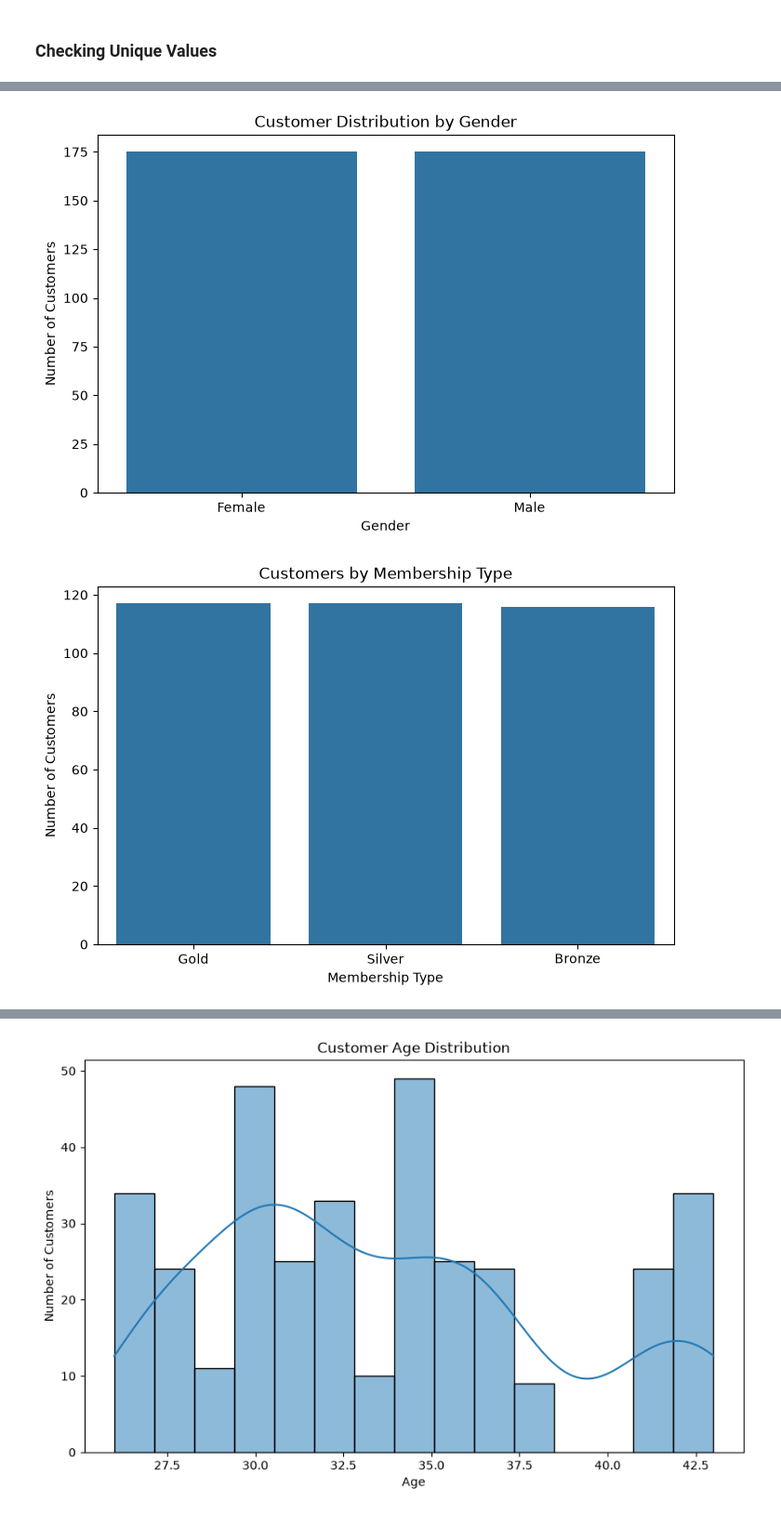
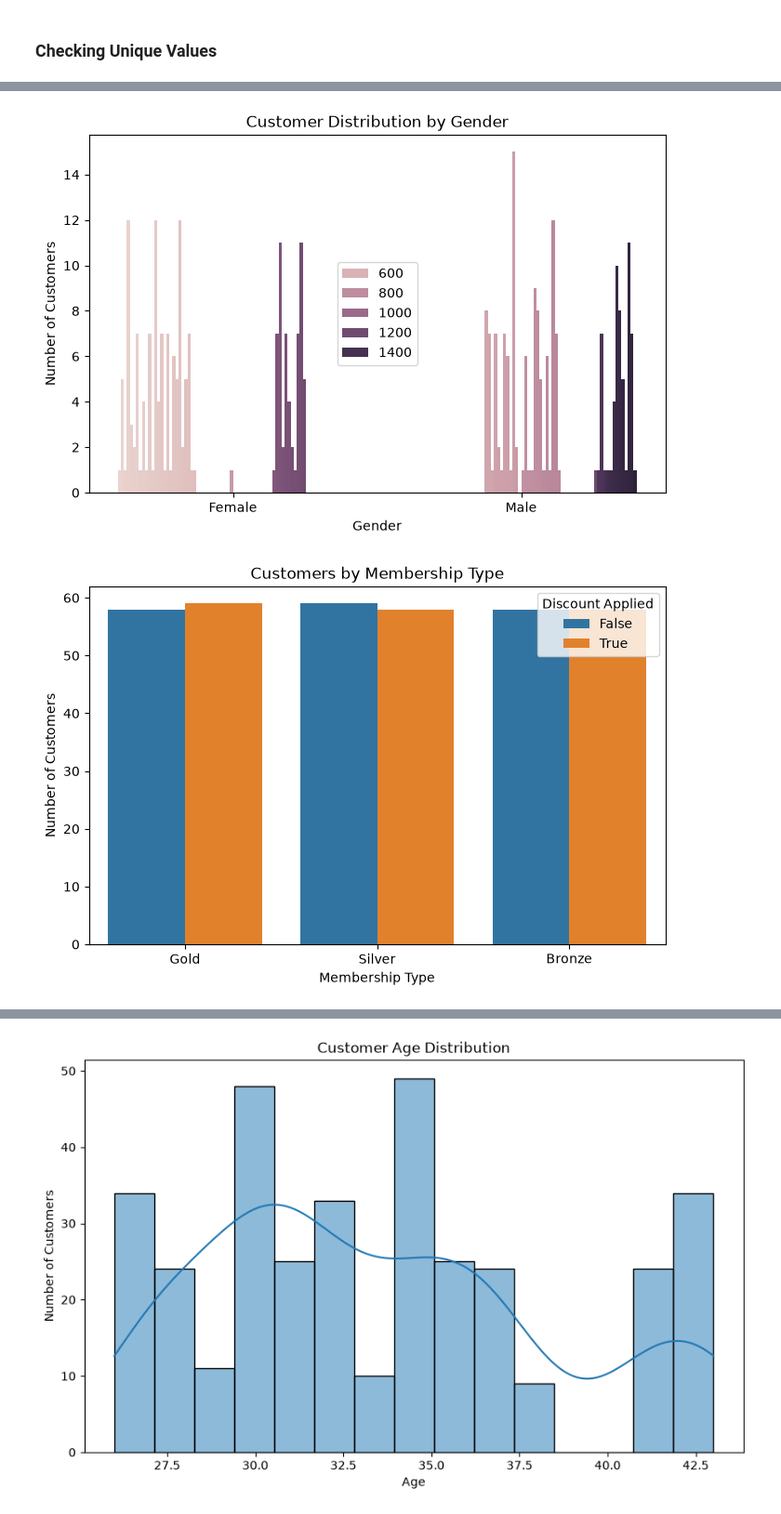
Before and after one commit to muneeb112233/Data_Analysis, a Jupyter notebook: CustomerSatisfaction/anaysis.ipynb, the cells around one changed output, grey strips where cells are left out. Shown at 93% size. Saved outputs shown, nothing was run; the diff lists cells and outputs as text; code cells hidden in the pictures.

```diff
--- a/CustomerSatisfaction/anaysis.ipynb
+++ b/CustomerSatisfaction/anaysis.ipynb
@@ -171,24 +169,27 @@ import seaborn as sns
 # %%
 plt.figure(figsize=(8, 5))
 
 sns.countplot(
     data=df,
-    x="Gender"
+    x="Gender",
+    hue="Total Spend",
+    legend=True
 )
 
 plt.title("Customer Distribution by Gender")
 plt.xlabel("Gender")
 plt.ylabel("Number of Customers")
-
+plt.legend(loc="center")
 plt.show()
 # %% [output]
-[figure, old version]
+[figure, new version]
 # %%
 plt.figure(figsize=(8, 5))
 
 sns.countplot(
     data=df,
     x="Membership Type",
+    hue="Discount Applied",
     order=df["Membership Type"].value_counts().index
 )
 
@@ -198,7 +199,7 @@ plt.ylabel("Number of Customers")
 
 plt.show()
 # %% [output]
-[figure, old version]
+[figure, new version]
 # %%
 plt.figure(figsize=(10, 6))
 
```
Also changed, not shown: parts of 4 cells of this notebook, 11 other files.
